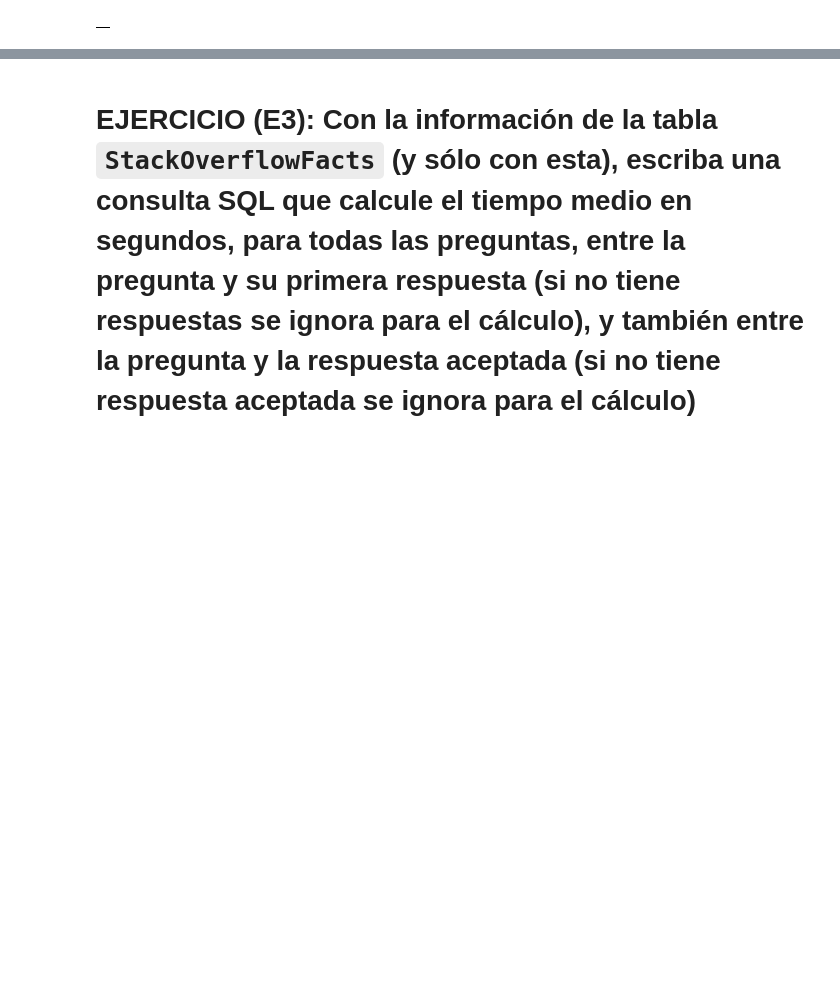
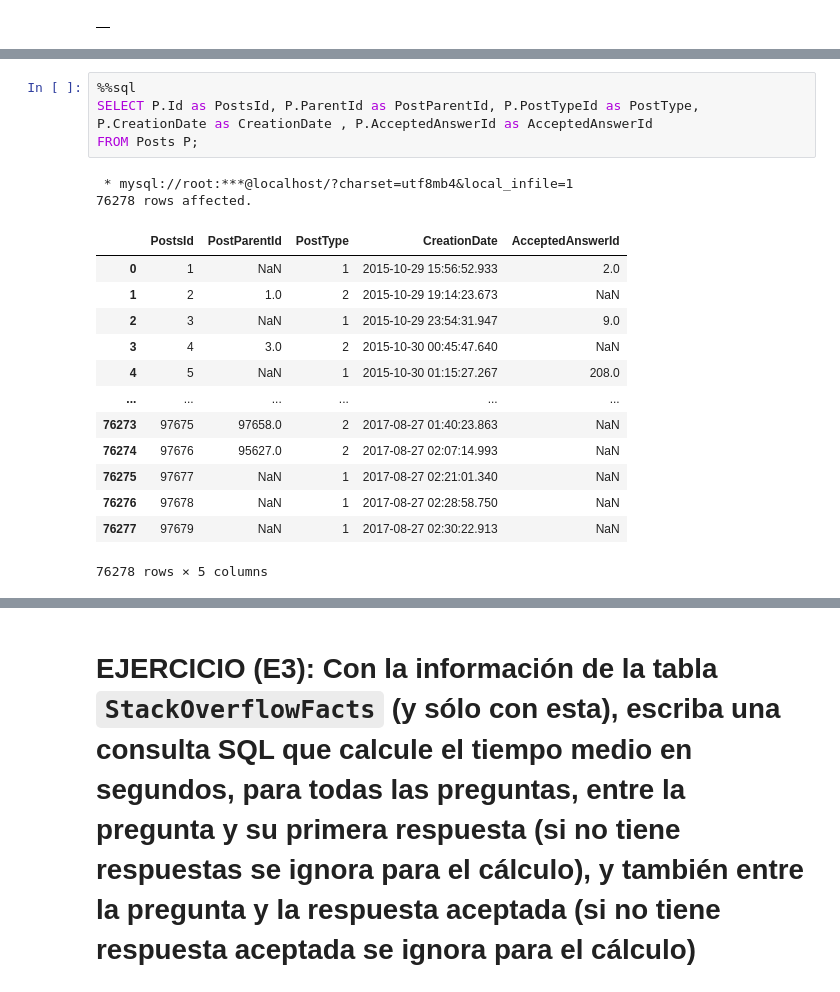
Before and after one commit to alvumu/BDGE, a Jupyter notebook: sql/sesion2.ipynb, the cells around one changed output, grey strips where cells are left out. Saved outputs shown, nothing was run; the diff lists cells and outputs as text; blank space fills up the shorter version.

```diff
--- a/sql/sesion2.ipynb
+++ b/sql/sesion2.ipynb
@@ -807,0 +828,20 @@ DROP TABLE IF EXISTS StackOverflowFacts;
+# %%
+%%sql
+SELECT P.Id as PostsId, P.ParentId as PostParentId, P.PostTypeId as PostType, P.CreationDate as CreationDate , P.AcceptedAnswerId as AcceptedAnswerId
+FROM Posts P;
+# %% [output]
+ * mysql://root:***@localhost/?charset=utf8mb4&local_infile=1
+76278 rows affected.
+|  | PostsId | PostParentId | PostType | CreationDate | AcceptedAnswerId |
+| 0 | 1 | NaN | 1 | 2015-10-29 15:56:52.933 | 2.0 |
+| 1 | 2 | 1.0 | 2 | 2015-10-29 19:14:23.673 | NaN |
+| 2 | 3 | NaN | 1 | 2015-10-29 23:54:31.947 | 9.0 |
+| 3 | 4 | 3.0 | 2 | 2015-10-30 00:45:47.640 | NaN |
+| 4 | 5 | NaN | 1 | 2015-10-30 01:15:27.267 | 208.0 |
+| ... | ... | ... | ... | ... | ... |
+| 76273 | 97675 | 97658.0 | 2 | 2017-08-27 01:40:23.863 | NaN |
+| 76274 | 97676 | 95627.0 | 2 | 2017-08-27 02:07:14.993 | NaN |
+| 76275 | 97677 | NaN | 1 | 2017-08-27 02:21:01.340 | NaN |
+| 76276 | 97678 | NaN | 1 | 2017-08-27 02:28:58.750 | NaN |
+| 76277 | 97679 | NaN | 1 | 2017-08-27 02:30:22.913 | NaN |
+76278 rows × 5 columns
```
Also changed, not shown: parts of 29 cells of this notebook.
